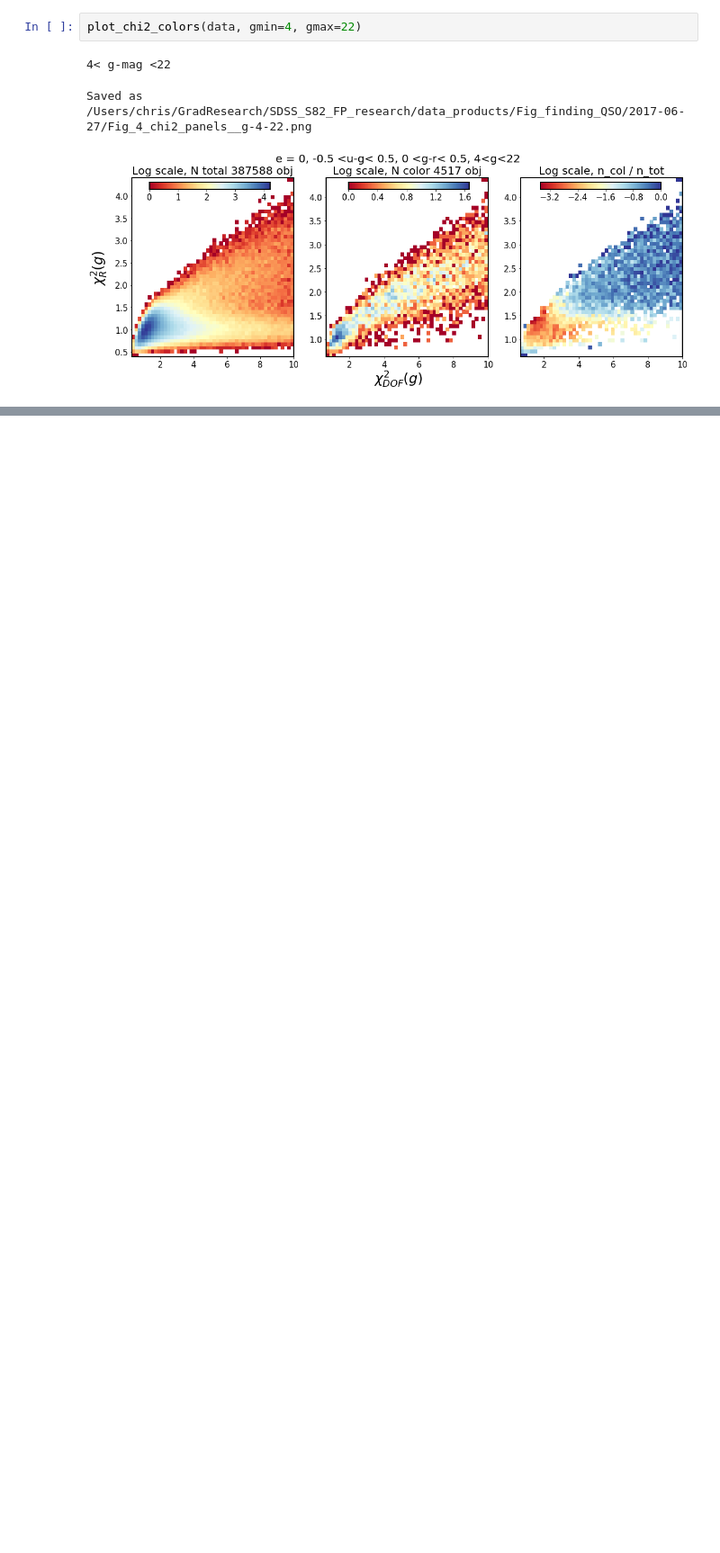
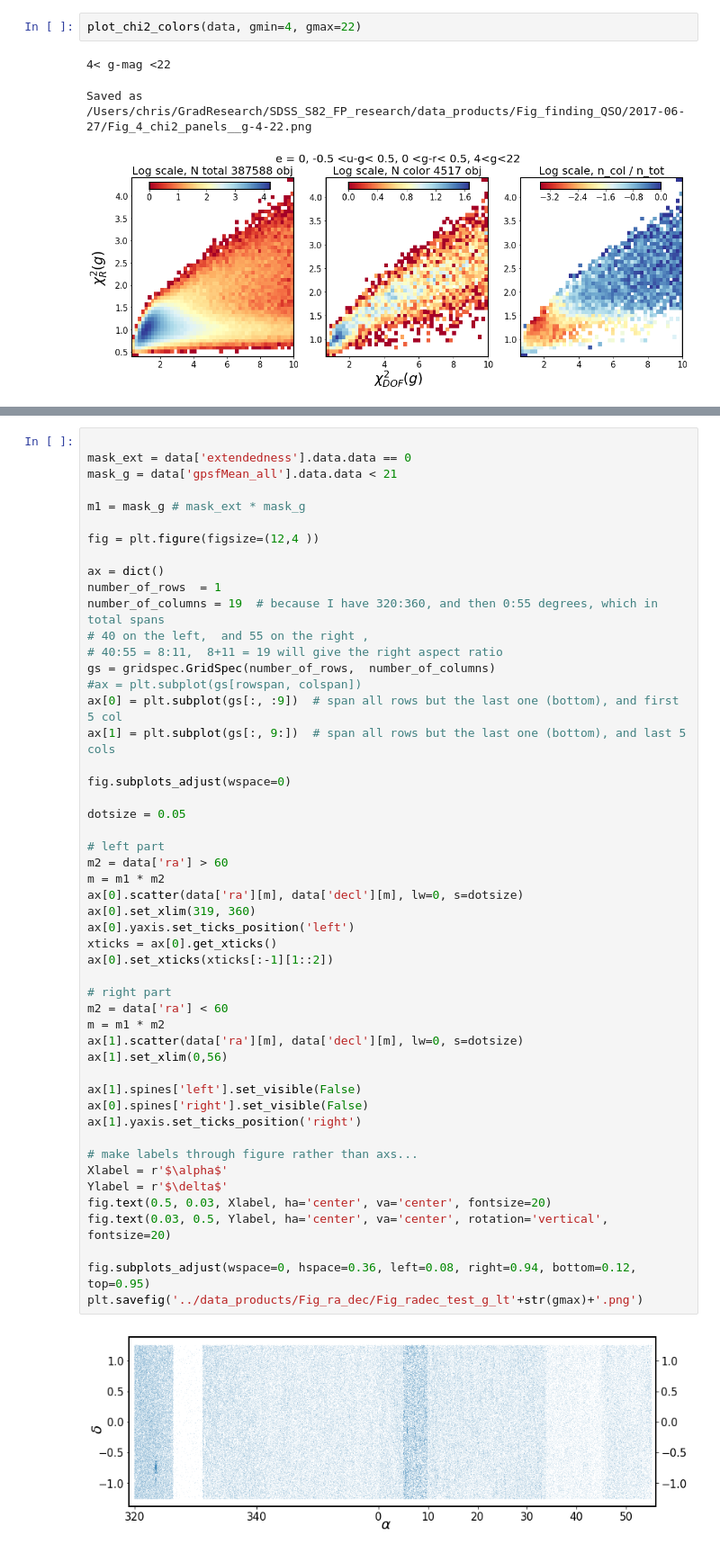
Before and after one commit to suberlak/SDSS_S82_FP_research, a Jupyter notebook: code/06.2017_SDSS_finding_QSO.ipynb, the cells around one changed output, grey strips where cells are left out. Shown: that part at 90% size. Saved outputs shown, nothing was run; the diff lists cells and outputs as text; blank space fills up the shorter version.

```diff
--- a/code/06.2017_SDSS_finding_QSO.ipynb
+++ b/code/06.2017_SDSS_finding_QSO.ipynb
@@ -640,0 +657,52 @@ Saved as /Users/chris/GradResearch/SDSS_S82_FP_research/data_products/Fig_findin
+# %%
+
+mask_ext = data['extendedness'].data.data == 0
+mask_g = data['gpsfMean_all'].data.data < 21
+
+m1 = mask_g # mask_ext * mask_g
+
+fig = plt.figure(figsize=(12,4 ))
+
+ax = dict()
+number_of_rows  = 1
+number_of_columns = 19  # because I have 320:360, and then 0:55 degrees, which in total spans
+# 40 on the left,  and 55 on the right ,
+# 40:55 = 8:11,  8+11 = 19 will give the right aspect ratio
+gs = gridspec.GridSpec(number_of_rows,  number_of_columns)
+#ax = plt.subplot(gs[rowspan, colspan])
+ax[0] = plt.subplot(gs[:, :9])  # span all rows but the last one (bottom), and first 5 col
+ax[1] = plt.subplot(gs[:, 9:])  # span all rows but the last one (bottom), and last 5 cols
+
+fig.subplots_adjust(wspace=0)
+
+dotsize = 0.05
+
+# left part
+m2 = data['ra'] > 60
+m = m1 * m2
+ax[0].scatter(data['ra'][m], data['decl'][m], lw=0, s=dotsize)
+ax[0].set_xlim(319, 360)
+ax[0].yaxis.set_ticks_position('left')
+xticks = ax[0].get_xticks()
+ax[0].set_xticks(xticks[:-1][1::2])
+
+# right part
+m2 = data['ra'] < 60
+m = m1 * m2
+ax[1].scatter(data['ra'][m], data['decl'][m], lw=0, s=dotsize)
+ax[1].set_xlim(0,56)
+
+ax[1].spines['left'].set_visible(False)
+ax[0].spines['right'].set_visible(False)
+ax[1].yaxis.set_ticks_position('right')
+
+# make labels through figure rather than axs...
+Xlabel = r'$\alpha$'
+Ylabel = r'$\delta$'
+fig.text(0.5, 0.03, Xlabel, ha='center', va='center', fontsize=20)
+fig.text(0.03, 0.5, Ylabel, ha='center', va='center', rotation='vertical', fontsize=20)
+
+fig.subplots_adjust(wspace=0, hspace=0.36, left=0.08, right=0.94, bottom=0.12, top=0.95)
+plt.savefig('../data_products/Fig_ra_dec/Fig_radec_test_g_lt'+str(gmax)+'.png')
+# %% [output]
+[figure, added]
```
Also changed, not shown: parts of 11 cells of this notebook, 2 other files.
